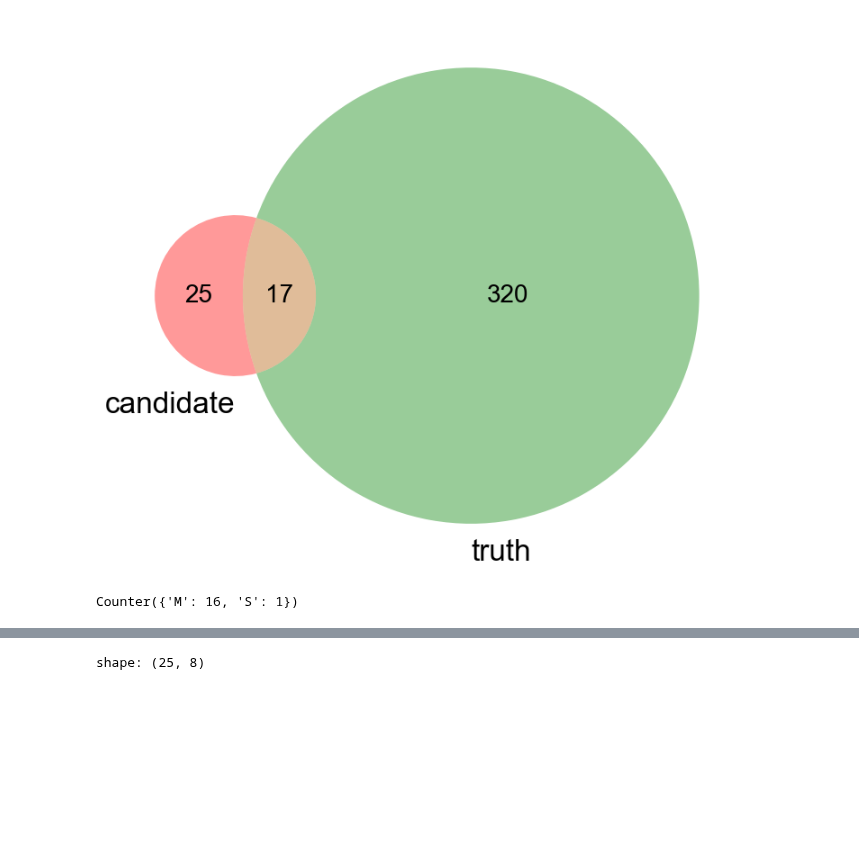
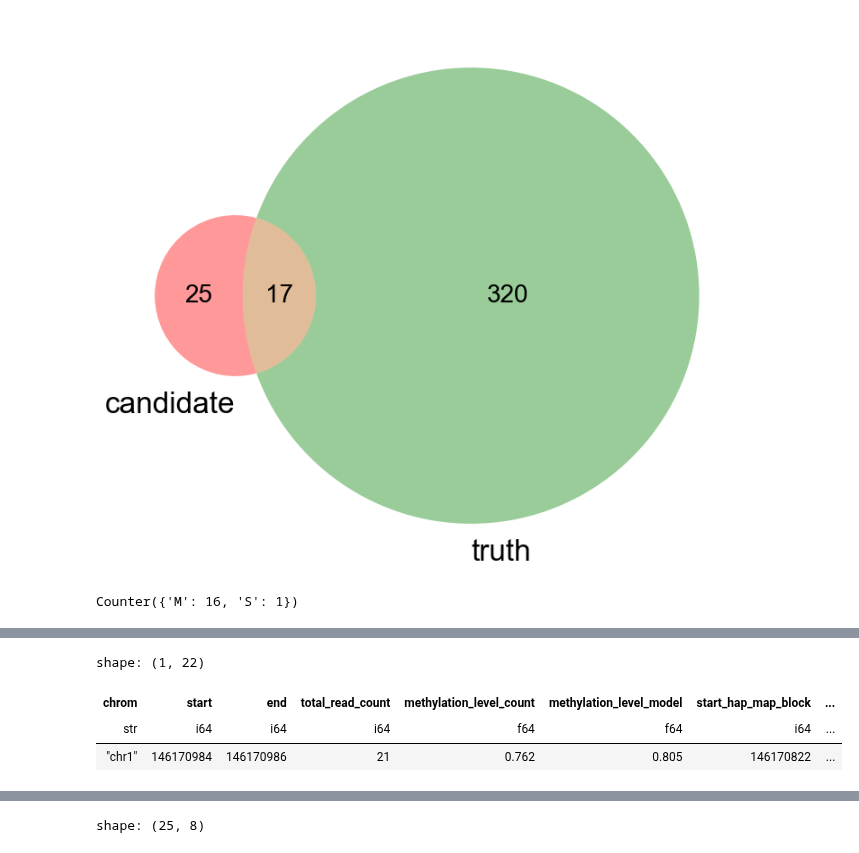
Before and after one commit to quinlan-lab/tapestry, a Jupyter notebook: analysis/imprinting.ipynb, the cells around one changed output, grey strips where cells are left out. Saved outputs shown, nothing was run; the diff lists cells and outputs as text; code cells hidden in the pictures; blank space fills up the shorter version.

```diff
--- a/analysis/imprinting.ipynb
+++ b/analysis/imprinting.ipynb
@@ -368,3 +385,15 @@ shape: (17, 17)
 | "chr20" | 31547000 | 31548000 | -0.673561 | -0.894122 | -0.714146 | -0.913902 | "chr20" | 31547027 | ... |
 | "chr20" | 43514000 | 43515000 | -0.635448 | -0.892155 | -0.629424 | -0.910729 | "chr20" | 43513725 | ... |
 | "chr20" | 58855000 | 58856000 | -0.645915 | -0.886803 | -0.679183 | -0.911746 | "chr20" | 58853850 | ... |
+# %%
+# TODO: remove
+DF_METH.filter(
+    (pl.col('chrom') == 'chr1') &
+    (pl.col('start') > 146170980) &
+    (pl.col('start') < 146170990)
+)
+# %% [output]
+shape: (1, 22)
+| chrom | start | end | total_read_count | methylation_level_count | methylation_level_model | start_hap_map_block | ... |
+| str | i64 | i64 | i64 | f64 | f64 | i64 | ... |
+| "chr1" | 146170984 | 146170986 | 21 | 0.762 | 0.805 | 146170822 | ... |
```
Also changed, not shown: parts of 12 cells of this notebook.
